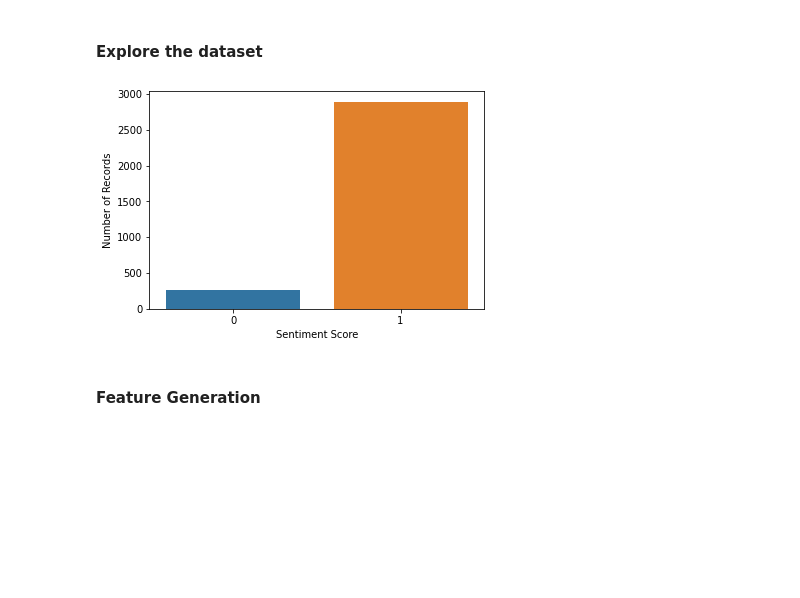
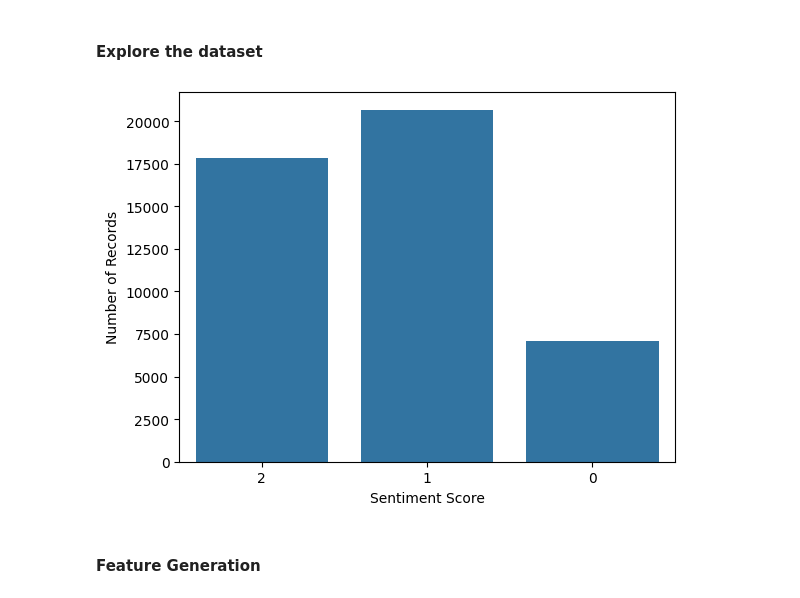
Before and after one commit to lazyshyman/2025_NLP, a Jupyter notebook: [NLP] Lab 1.ipynb, the cells around one changed output. Saved outputs shown, nothing was run; the diff lists cells and outputs as text; code cells hidden in the pictures; blank space fills up the shorter version.

```diff
--- a/[NLP] Lab 1.ipynb
+++ b/[NLP] Lab 1.ipynb
@@ -597,0 +585,20 @@ df.tail()
+# %%
+import pandas as pd
+import requests
+
+# URL 설정 (raw URL 사용)
+train_text_url = "https://raw.githubusercontent.com/cardiffnlp/tweeteval/main/datasets/sentiment/train_text.txt"
+train_labels_url = "https://raw.githubusercontent.com/cardiffnlp/tweeteval/main/datasets/sentiment/train_labels.txt"
+
+# URL에서 텍스트 데이터 불러오기
+train_text_data = requests.get(train_text_url).text.splitlines()
+train_labels_data = requests.get(train_labels_url).text.splitlines()
+
+# DataFrame 생성
+train_text = pd.DataFrame(train_text_data, columns=["text"])
+train_labels = pd.DataFrame(train_labels_data, columns=["label"])
+
+# 두 DataFrame을 합치기
+df_train = pd.concat([train_text, train_labels], axis=1)
+print(df_train.head())
+print(df_train.columns)
@@ -600,19 +615,19 @@ df.tail()
 # %%
 # Import seaborn
 import seaborn as sns
 import matplotlib.pyplot as plt
 
 # Count plot
-sns.countplot(x='feedback', data=df)
+sns.countplot(x='label', data=df_train)
 
 # Set X-axis and Y-axis labels
 plt.xlabel('Sentiment Score')
 plt.ylabel('Number of Records')
 
 # Show the plot using show() function
 plt.show()
 # %% [output]
-[figure, old version]
+[figure, new version]
 # %% [markdown]
 #### Feature Generation
 # %%
```
Also changed, not shown: parts of 22 cells of this notebook.
